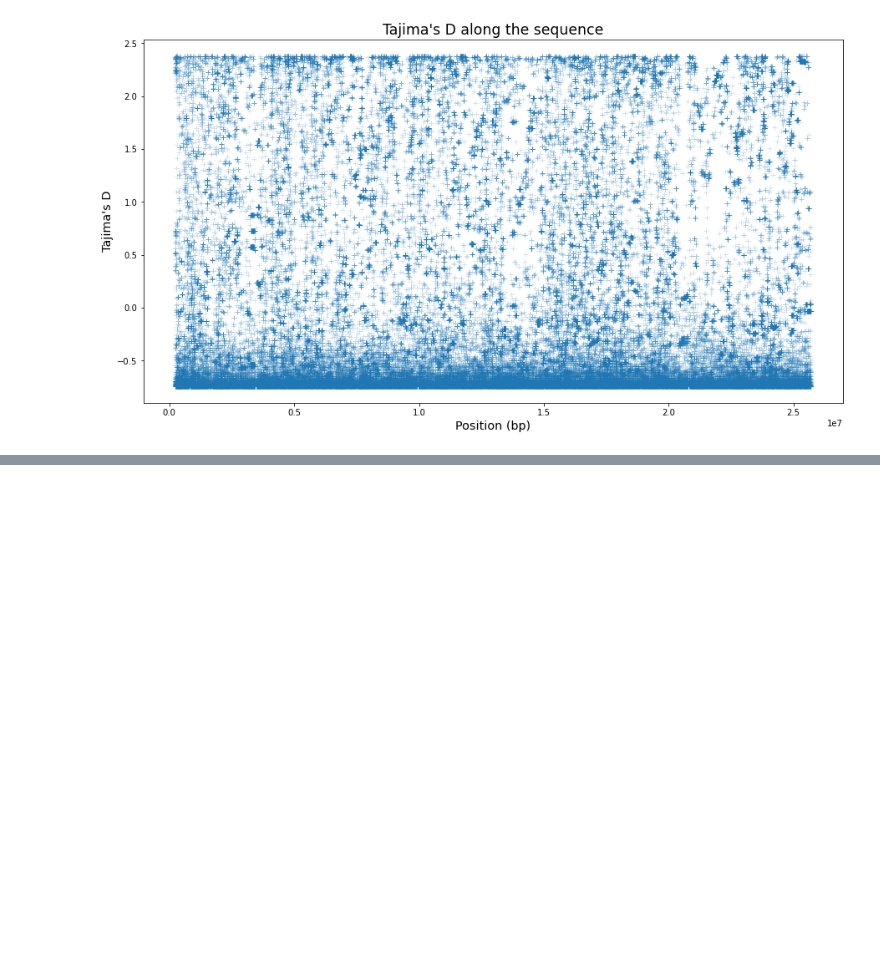
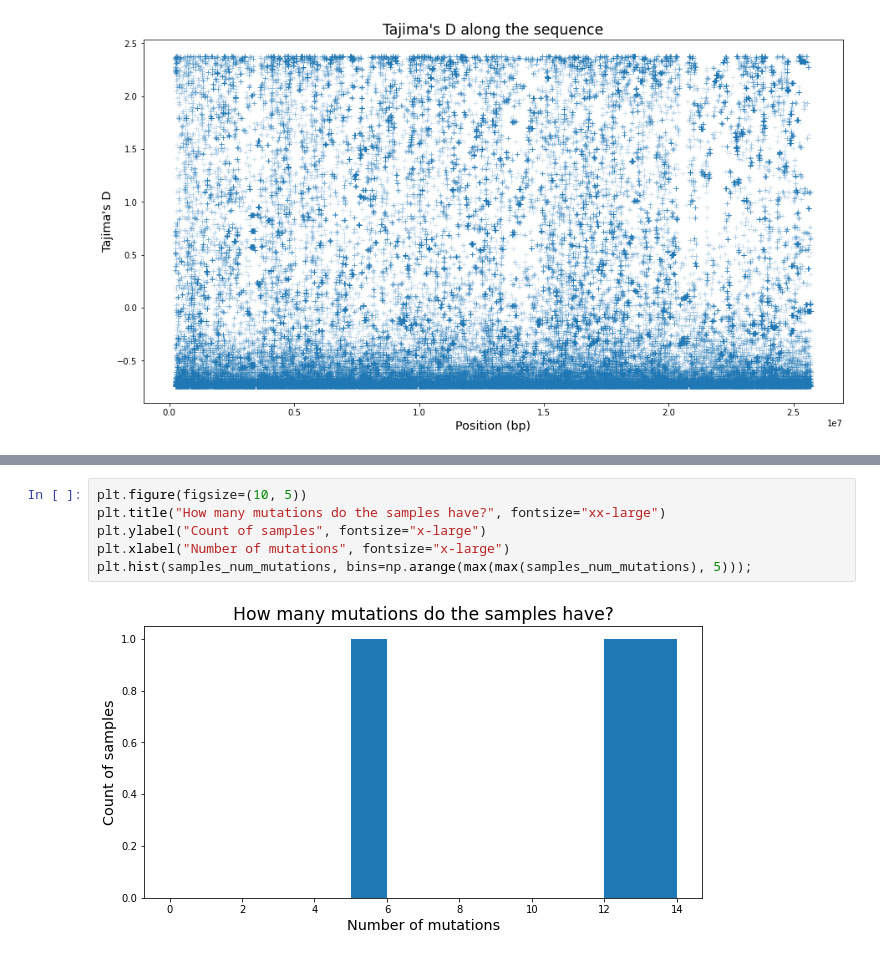
Before and after one commit to szhan/tsimpute, a Jupyter notebook: notebooks/inspect_ts_imputed.ipynb, the cells around one changed output, grey strips where cells are left out. Saved outputs shown, nothing was run; the diff lists cells and outputs as text; blank space fills up the shorter version.

```diff
--- a/notebooks/inspect_ts_imputed.ipynb
+++ b/notebooks/inspect_ts_imputed.ipynb
@@ -474,0 +512,8 @@ plt.show()
+# %%
+plt.figure(figsize=(10, 5))
+plt.title("How many mutations do the samples have?", fontsize="xx-large")
+plt.ylabel("Count of samples", fontsize="x-large")
+plt.xlabel("Number of mutations", fontsize="x-large")
+plt.hist(samples_num_mutations, bins=np.arange(max(max(samples_num_mutations), 5)));
+# %% [output]
+[figure, added]
```
Also changed, not shown: parts of 5 cells of this notebook.
